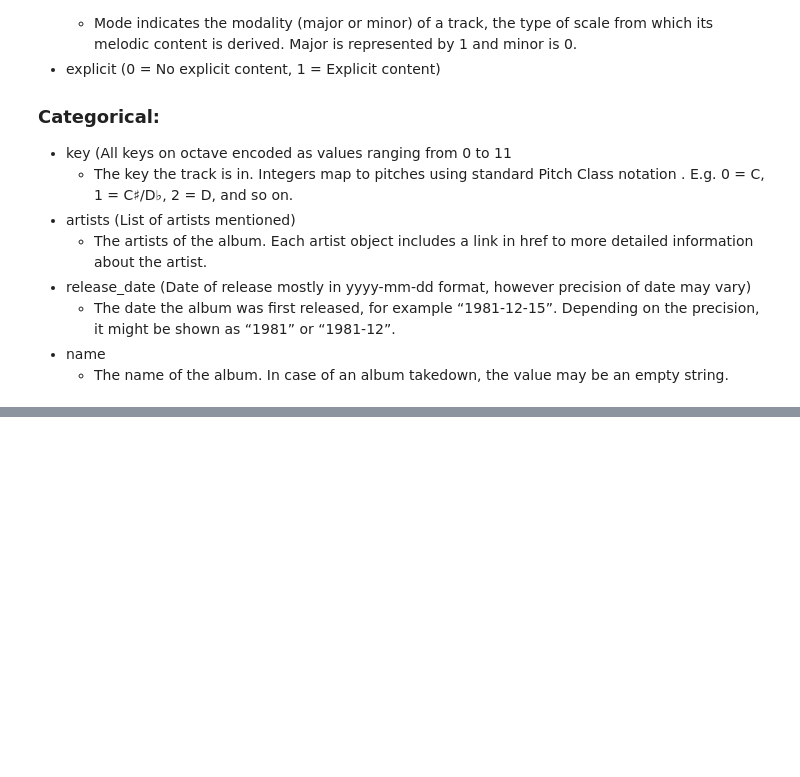
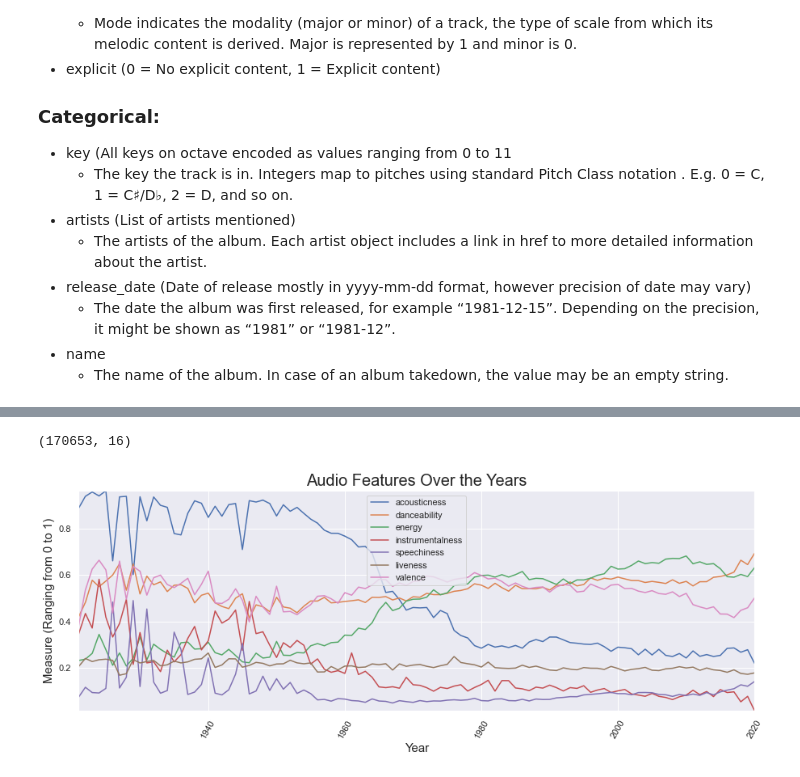
Before and after one commit to data-gab/Song-Popularity-Prediction, a Jupyter notebook: NOTEBOOKS/Modeling.ipynb, the cells around one changed output, grey strips where cells are left out. Drawn from its saved outputs; the diff is of its cells as text; code cells hidden in the pictures; blank space fills up the shorter version.

```diff
--- a/NOTEBOOKS/Modeling.ipynb
+++ b/NOTEBOOKS/Modeling.ipynb
@@ -80,0 +135,25 @@ df = pd.read_csv('../DATA/data.csv', index_col='year', parse_dates=True)
+# %%
+# Remove unnecessary columns
+df = df.drop(labels = ['mode', 'explicit', 'id', 'duration_ms'], axis=1)
+df.shape
+# %% [output]
+(170653, 16)
+# %%
+plt.figure(figsize=(15, 5))
+sns.set(style="darkgrid")
+columns = ["acousticness","danceability","energy","instrumentalness","speechiness","liveness","valence"]
+
+for col in columns:
+    x = df.groupby("year")[col].mean()
+    ax = sns.lineplot(x=x.index,y=x,label=col, palette=("Dark2"))
+
+ax.set_title('Audio Features Over the Years', fontsize=20)
+ax.set_ylabel('Measure (Ranging from 0 to 1)', fontsize=15)
+ax.set_xlabel('Year', fontsize=15)
+
+plt.legend()
+plt.xticks(rotation = 60)
+plt.autoscale(tight=True)
+plt.show()
+# %% [output]
+[figure, added]
```
Also changed, not shown: parts of 68 cells of this notebook, 3 other files.
